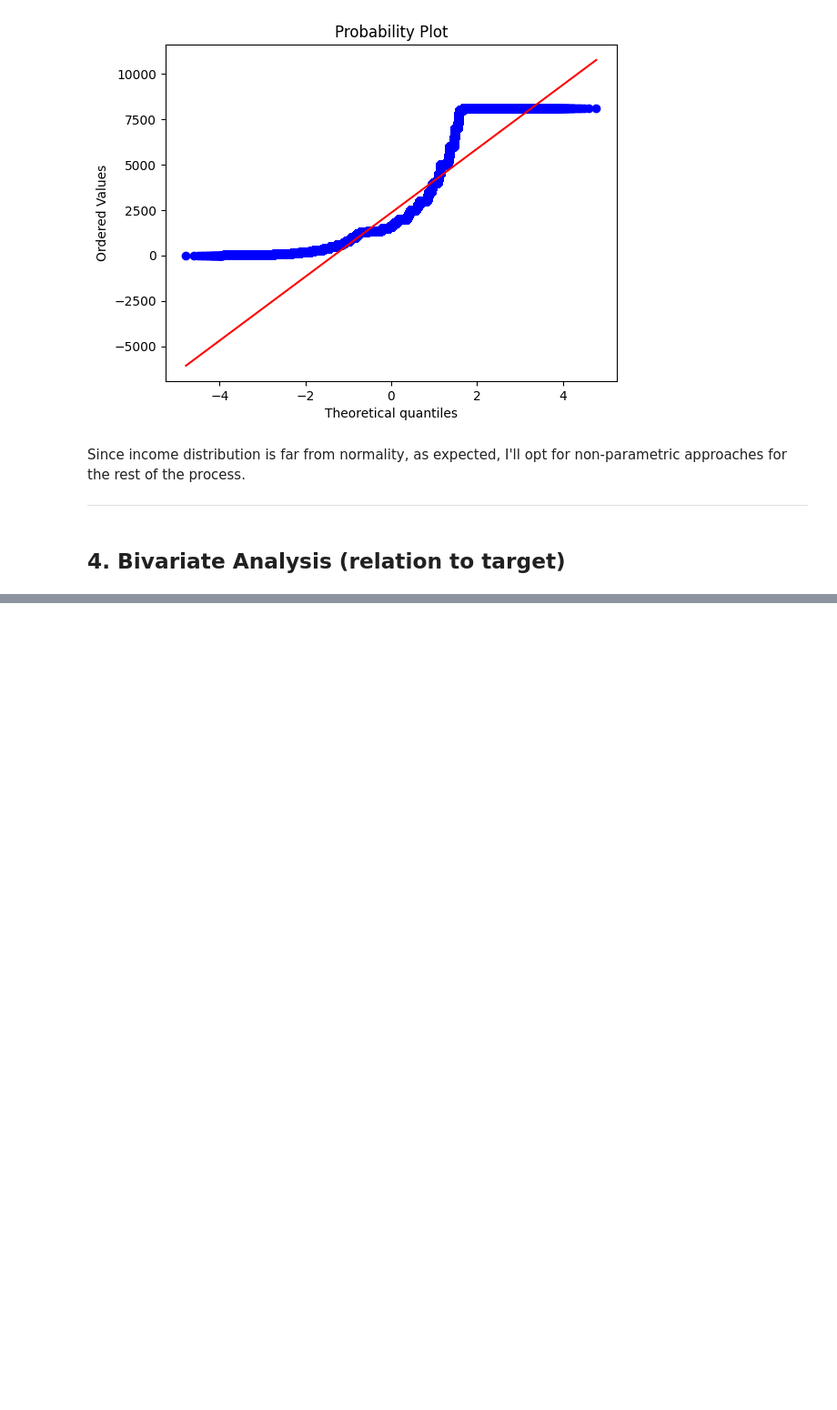
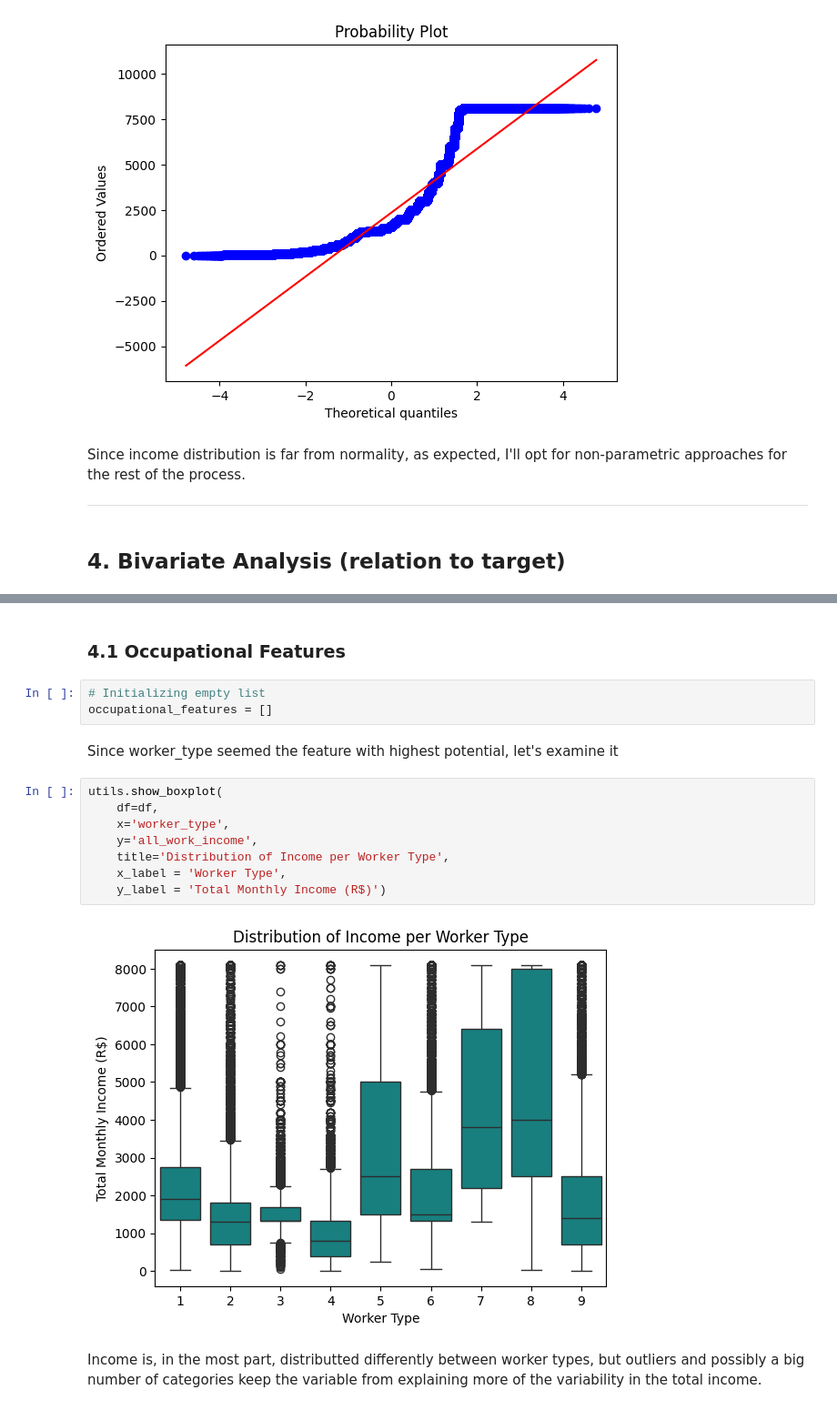
Before and after one commit to viniciussuares/IncomePrediction, a Jupyter notebook: notebooks/eda.ipynb, the cells around one changed output, grey strips where cells are left out. Shown at 91% size. Drawn from its saved outputs; the diff is of its cells as text; blank space fills up the shorter version.

```diff
--- a/notebooks/eda.ipynb
+++ b/notebooks/eda.ipynb
@@ -284,0 +251,19 @@ df[state_features]
+# %% [markdown]
+### 4.1 Occupational Features
+# %%
+# Initializing empty list
+occupational_features = []
+# %% [markdown]
+Since worker_type seemed the feature with highest potential, let's examine it
+# %%
+utils.show_boxplot(
+    df=df,
+    x='worker_type',
+    y='all_work_income',
+    title='Distribution of Income per Worker Type',
+    x_label = 'Worker Type',
+    y_label = 'Total Monthly Income (R$)')
+# %% [output]
+[figure, added]
+# %% [markdown]
+Income is, in the most part, distributted differently between worker types, but outliers and possibly a big number of categories keep the variable from explaining more of the variability in the total income.
```
Also changed, not shown: parts of 21 cells of this notebook, 1 other file.
